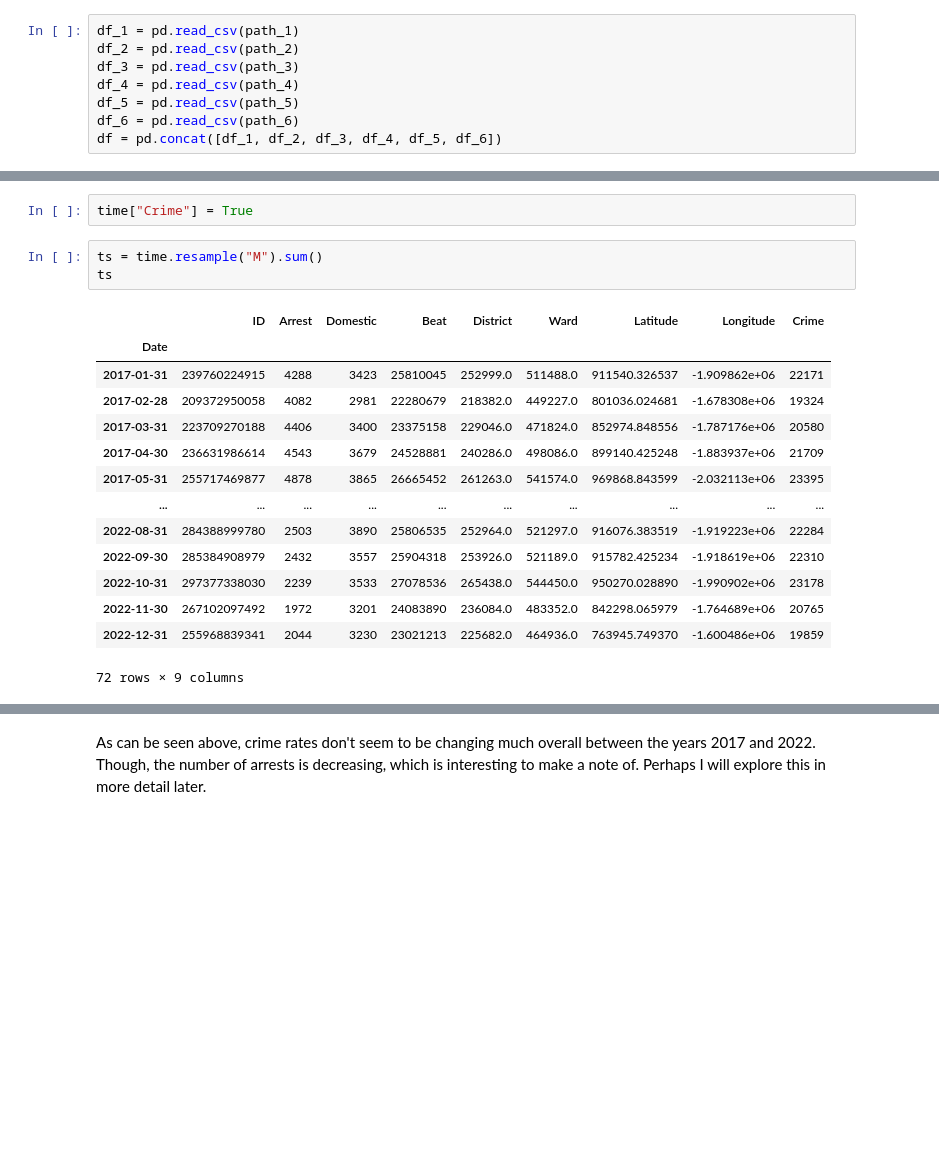
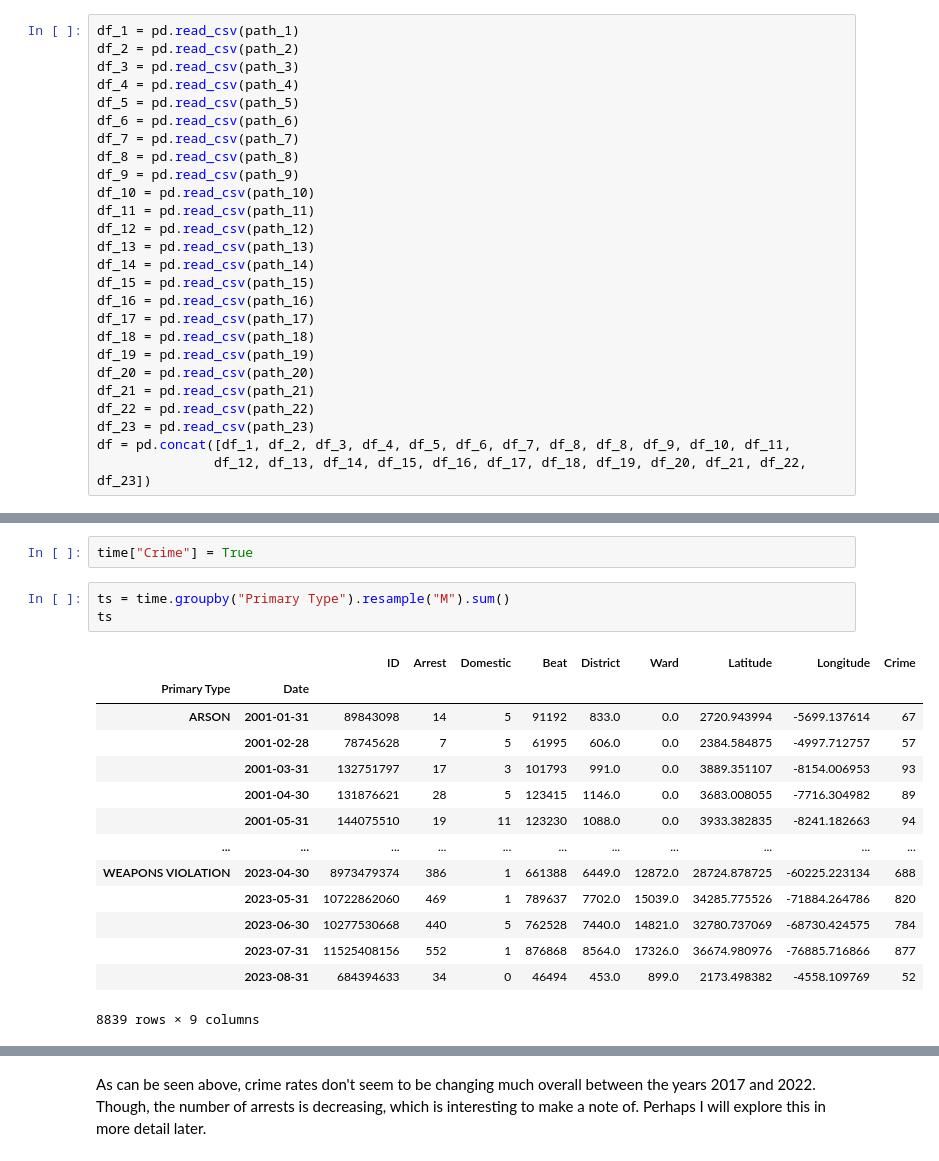
Before and after one commit to JamisonHunter/Chicago-Crime-Data-Analysis, a Jupyter notebook: chicago_crime_data_analysis.ipynb, the cells around one changed output, grey strips where cells are left out. Cells and saved outputs as stored; diff of their text form; blank space fills up the shorter version.

```diff
--- a/chicago_crime_data_analysis.ipynb
+++ b/chicago_crime_data_analysis.ipynb
@@ -65,7 +82,25 @@ df_3 = pd.read_csv(path_3)
 df_4 = pd.read_csv(path_4)
 df_5 = pd.read_csv(path_5)
 df_6 = pd.read_csv(path_6)
-df = pd.concat([df_1, df_2, df_3, df_4, df_5, df_6])
+df_7 = pd.read_csv(path_7)
+df_8 = pd.read_csv(path_8)
+df_9 = pd.read_csv(path_9)
+df_10 = pd.read_csv(path_10)
+df_11 = pd.read_csv(path_11)
+df_12 = pd.read_csv(path_12)
+df_13 = pd.read_csv(path_13)
+df_14 = pd.read_csv(path_14)
+df_15 = pd.read_csv(path_15)
+df_16 = pd.read_csv(path_16)
+df_17 = pd.read_csv(path_17)
+df_18 = pd.read_csv(path_18)
+df_19 = pd.read_csv(path_19)
+df_20 = pd.read_csv(path_20)
+df_21 = pd.read_csv(path_21)
+df_22 = pd.read_csv(path_22)
+df_23 = pd.read_csv(path_23)
+df = pd.concat([df_1, df_2, df_3, df_4, df_5, df_6, df_7, df_8, df_8, df_9, df_10, df_11,
+               df_12, df_13, df_14, df_15, df_16, df_17, df_18, df_19, df_20, df_21, df_22, df_23])
 # %%
 df.info()
 df.head()
@@ -209,20 +244,20 @@ time = time.set_index('Date')
 # %%
 time["Crime"] = True
 # %%
-ts = time.resample("M").sum()
+ts = time.groupby("Primary Type").resample("M").sum()
 ts
 # %% [output]
-|  | ID | Arrest | Domestic | Beat | District | Ward | Latitude | Longitude | Crime |
-| Date |  |  |  |  |  |  |  |  |  |
-| 2017-01-31 | 239760224915 | 4288 | 3423 | 25810045 | 252999.0 | 511488.0 | 911540.326537 | -1.909862e+06 | 22171 |
-| 2017-02-28 | 209372950058 | 4082 | 2981 | 22280679 | 218382.0 | 449227.0 | 801036.024681 | -1.678308e+06 | 19324 |
-| 2017-03-31 | 223709270188 | 4406 | 3400 | 23375158 | 229046.0 | 471824.0 | 852974.848556 | -1.787176e+06 | 20580 |
-| 2017-04-30 | 236631986614 | 4543 | 3679 | 24528881 | 240286.0 | 498086.0 | 899140.425248 | -1.883937e+06 | 21709 |
-| 2017-05-31 | 255717469877 | 4878 | 3865 | 26665452 | 261263.0 | 541574.0 | 969868.843599 | -2.032113e+06 | 23395 |
-| ... | ... | ... | ... | ... | ... | ... | ... | ... | ... |
-| 2022-08-31 | 284388999780 | 2503 | 3890 | 25806535 | 252964.0 | 521297.0 | 916076.383519 | -1.919223e+06 | 22284 |
-| 2022-09-30 | 285384908979 | 2432 | 3557 | 25904318 | 253926.0 | 521189.0 | 915782.425234 | -1.918619e+06 | 22310 |
-| 2022-10-31 | 297377338030 | 2239 | 3533 | 27078536 | 265438.0 | 544450.0 | 950270.028890 | -1.990902e+06 | 23178 |
-| 2022-11-30 | 267102097492 | 1972 | 3201 | 24083890 | 236084.0 | 483352.0 | 842298.065979 | -1.764689e+06 | 20765 |
-| 2022-12-31 | 255968839341 | 2044 | 3230 | 23021213 | 225682.0 | 464936.0 | 763945.749370 | -1.600486e+06 | 19859 |
+|  |  | ID | Arrest | Domestic | Beat | District | Ward | Latitude | Longitude | Crime |
+| Primary Type | Date |  |  |  |  |  |  |  |  |  |
+| ARSON | 2001-01-31 | 89843098 | 14 | 5 | 91192 | 833.0 | 0.0 | 2720.943994 | -5699.137614 | 67 |
+|  | 2001-02-28 | 78745628 | 7 | 5 | 61995 | 606.0 | 0.0 | 2384.584875 | -4997.712757 | 57 |
+|  | 2001-03-31 | 132751797 | 17 | 3 | 101793 | 991.0 | 0.0 | 3889.351107 | -8154.006953 | 93 |
+|  | 2001-04-30 | 131876621 | 28 | 5 | 123415 | 1146.0 | 0.0 | 3683.008055 | -7716.304982 | 89 |
+|  | 2001-05-31 | 144075510 | 19 | 11 | 123230 | 1088.0 | 0.0 | 3933.382835 | -8241.182663 | 94 |
+| ... | ... | ... | ... | ... | ... | ... | ... | ... | ... | ... |
+| WEAPONS VIOLATION | 2023-04-30 | 8973479374 | 386 | 1 | 661388 | 6449.0 | 12872.0 | 28724.878725 | -60225.223134 | 688 |
+|  | 2023-05-31 | 10722862060 | 469 | 1 | 789637 | 7702.0 | 15039.0 | 34285.775526 | -71884.264786 | 820 |
+|  | 2023-06-30 | 10277530668 | 440 | 5 | 762528 | 7440.0 | 14821.0 | 32780.737069 | -68730.424575 | 784 |
+|  | 2023-07-31 | 11525408156 | 552 | 1 | 876868 | 8564.0 | 17326.0 | 36674.980976 | -76885.716866 | 877 |
+|  | 2023-08-31 | 684394633 | 34 | 0 | 46494 | 453.0 | 899.0 | 2173.498382 | -4558.109769 | 52 |
-72 rows × 9 columns
+8839 rows × 9 columns
```
Also changed, not shown: parts of 13 cells of this notebook.
